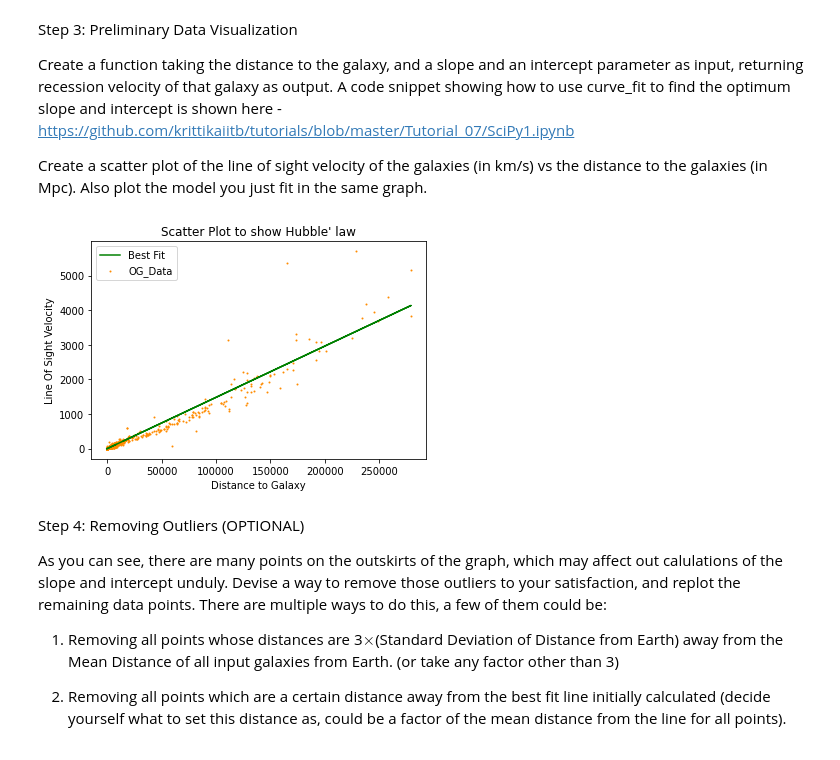
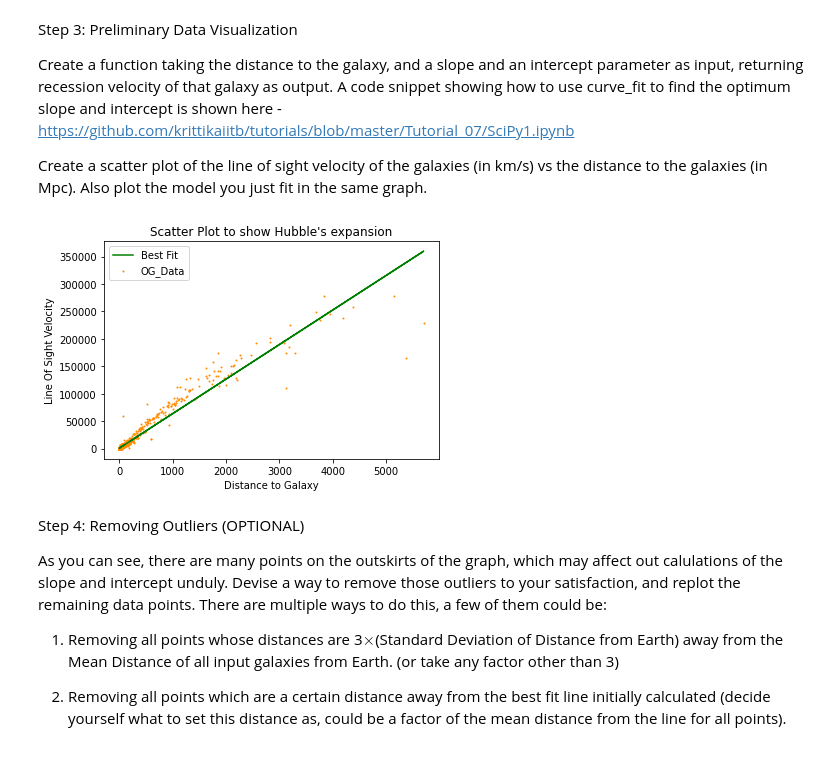
Before and after one commit to mg-0000/Krittika_assignment, a Jupyter notebook: CAB_Problem_Statement.ipynb, the cells around one changed output. Saved outputs shown, nothing was run; the diff lists cells and outputs as text; code cells hidden in the pictures.

```diff
--- a/CAB_Problem_Statement.ipynb
+++ b/CAB_Problem_Statement.ipynb
@@ -26,7 +26,7 @@ with open('stardata.csv','r') as f:    #creating a list with lines of file as el
 data_stars=[]   #splitting the lines according to commas, now you have a nested list with planet, moon, diameter
 for line in lines:
     data_stars.append(line.split(','))
-star_data=np.array(data_stars)
+star_data=np.array(data_stars, dtype=object)
 # %% [markdown]
 A little background on magnitude of a star:
 
@@ -116,7 +118,7 @@ data_uni=[]   #splitting the lines according to commas, now you have a nested li
 for line in lines2:
     data_uni.append(line.split(','))
 del data_uni[0]
-universe_data=np.array(data_uni)
+universe_data=np.array(data_uni, dtype=object)
 for i in range(0,universe_data.shape[0]-1):
     universe_data[i][1]=float(universe_data[i][1])
     universe_data[i][0]=10**((float(universe_data[i][0])/5)-5)
@@ -129,29 +131,30 @@ Create a scatter plot of the line of sight velocity of the galaxies (in km/s) vs
 # %%
 #Create a best fit model and plot the data
 y_data=np.zeros([universe_data.shape[0]-1,1], dtype=float)
 x_data=np.zeros([universe_data.shape[0]-1,1],dtype=float)
 for i in range(0,universe_data.shape[0]-1):
-    y_data[i]=float(universe_data[i][0])
-    x_data[i] = float(universe_data[i][1])
+    x_data[i]=float(universe_data[i][0])
+    y_data[i] = float(universe_data[i][1])
 
 lof_vel=y_data[:,0]
 dist_to_gal=x_data[:,0]
 
 
 def lin_func(d,m,c):
     return m*d + c
 
 rec_vel_opt, rec_vel_cov = curve_fit(lin_func,dist_to_gal,lof_vel)
 
-plt.plot(dist_to_gal,lin_func(dist_to_gal,*rec_vel_opt),label='Best Fit',color='g')
+optimum_fun=lin_func(dist_to_gal,*rec_vel_opt)
+plt.plot(dist_to_gal,optimum_fun,label='Best Fit',color='g')
 plt.scatter(dist_to_gal,lof_vel,label='OG_Data',s=1,color='darkorange')
 plt.xlabel('Distance to Galaxy')
 plt.ylabel('Line Of Sight Velocity')
-plt.title("Scatter Plot to show Hubble' law")
+plt.title("Scatter Plot to show Hubble's expansion")
 plt.legend()
 plt.show()
 # %% [output]
-[figure, old version]
+[figure, new version]
 # %% [markdown]
 Step 4: Removing Outliers (OPTIONAL)
 
```
Also changed, not shown: parts of 5 cells of this notebook, 1 other file.
